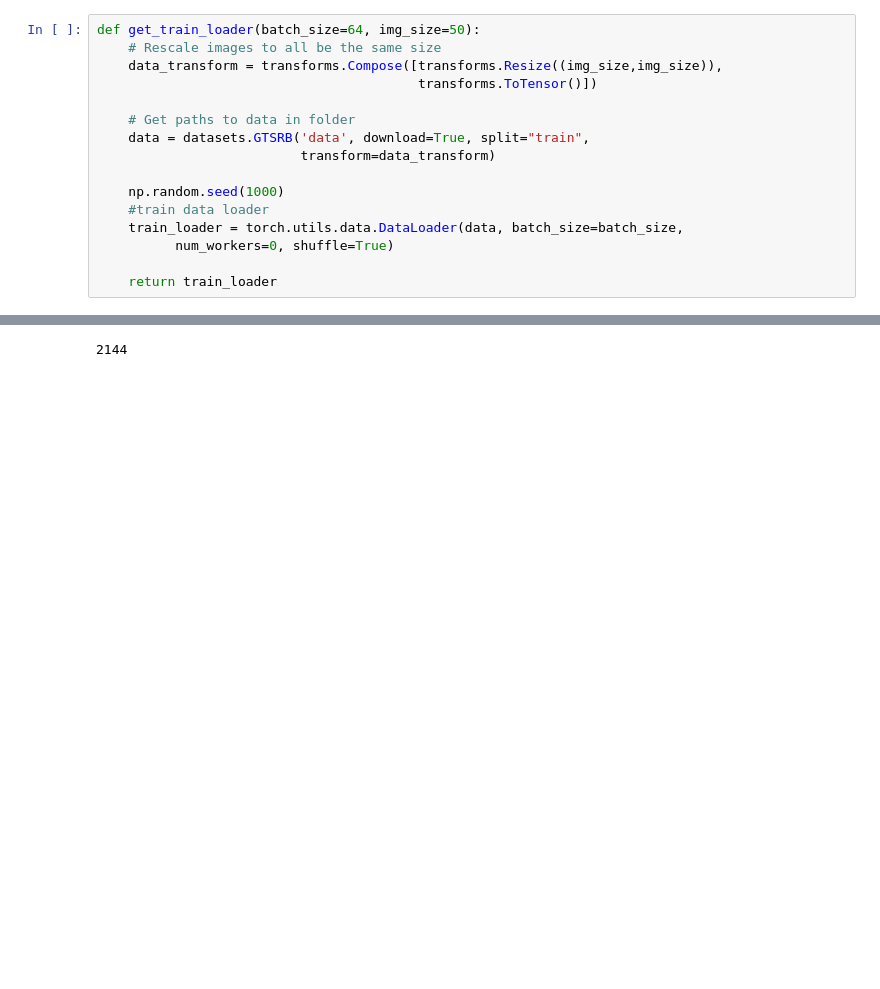
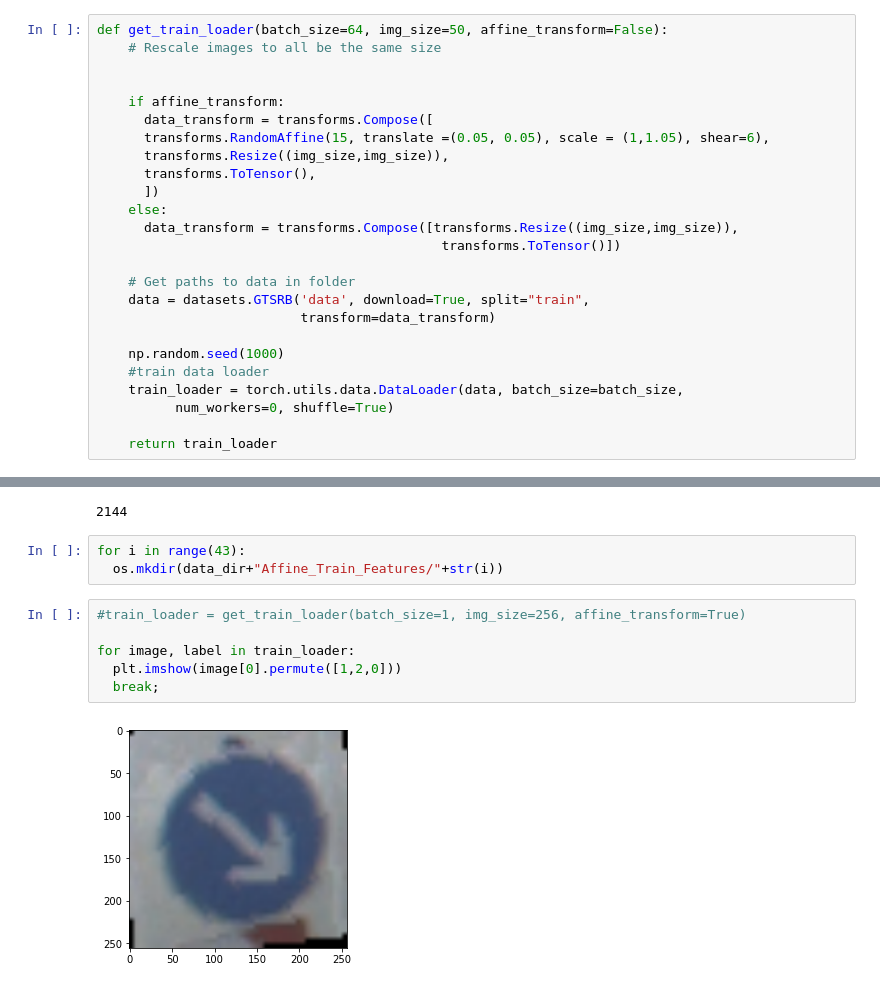
Before and after one commit to katL7/GTSRB-APS360, a Jupyter notebook: APS360_Traffic_Sign_Project.ipynb, the cells around one changed output, grey strips where cells are left out. Cells and saved outputs as stored; diff of their text form; blank space fills up the shorter version.

```diff
--- a/APS360_Traffic_Sign_Project.ipynb
+++ b/APS360_Traffic_Sign_Project.ipynb
@@ -68,10 +68,19 @@ def get_val_test_loader(batch_size=64, img_size=50):
 
     return val_loader, test_loader
 # %%
-def get_train_loader(batch_size=64, img_size=50):
+def get_train_loader(batch_size=64, img_size=50, affine_transform=False):
     # Rescale images to all be the same size
-    data_transform = transforms.Compose([transforms.Resize((img_size,img_size)),
-                                         transforms.ToTensor()])
+
+
+    if affine_transform:
+      data_transform = transforms.Compose([
+      transforms.RandomAffine(15, translate =(0.05, 0.05), scale = (1,1.05), shear=6),
+      transforms.Resize((img_size,img_size)),
+      transforms.ToTensor(),
+      ])
+    else:
+      data_transform = transforms.Compose([transforms.Resize((img_size,img_size)),
+                                            transforms.ToTensor()])
 
     # Get paths to data in folder
     data = datasets.GTSRB('data', download=True, split="train",
@@ -919,3 +926,14 @@ augmented_datasets.append(gtsrb_new)
 concat = torch.utils.data.ConcatDataset(augmented_datasets)
 # %% [output]
 2144
+# %%
+for i in range(43):
+  os.mkdir(data_dir+"Affine_Train_Features/"+str(i))
+# %%
+#train_loader = get_train_loader(batch_size=1, img_size=256, affine_transform=True)
+
+for image, label in train_loader:
+  plt.imshow(image[0].permute([1,2,0]))
+  break;
+# %% [output]
+[figure, added]
```
Also changed, not shown: parts of 17 cells of this notebook.
